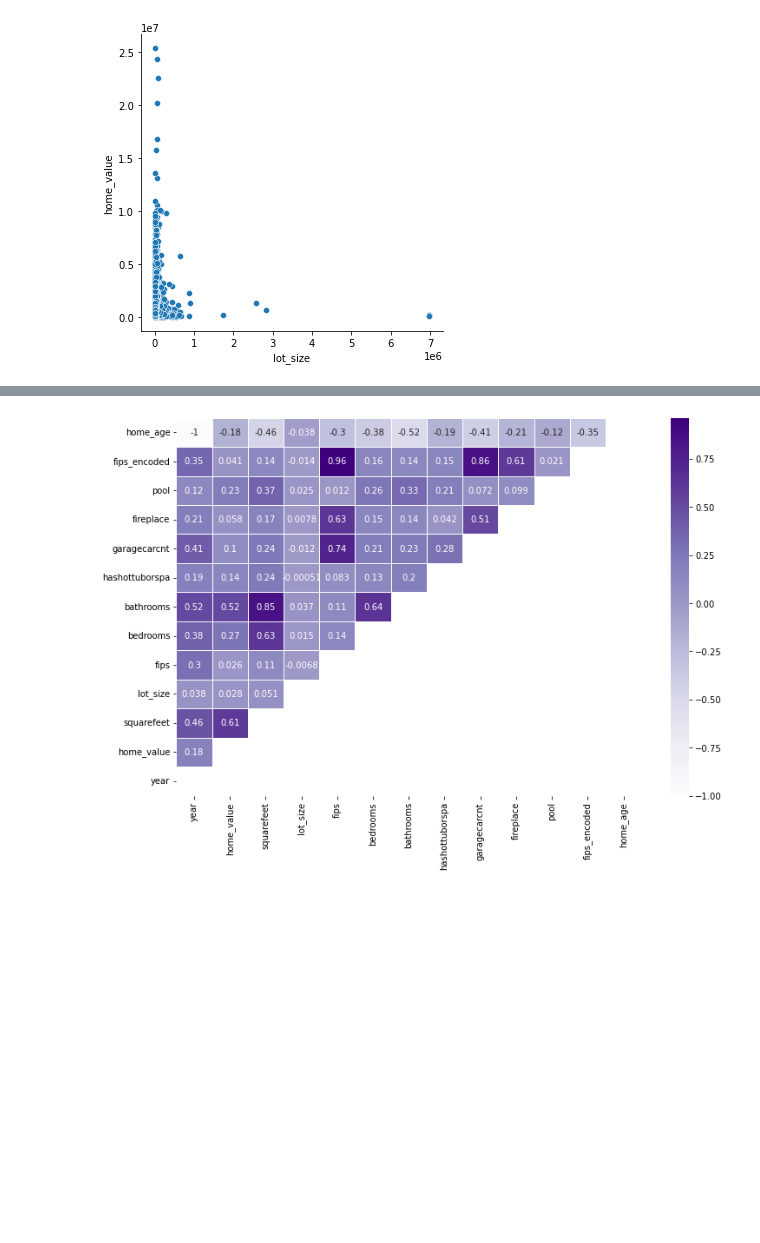
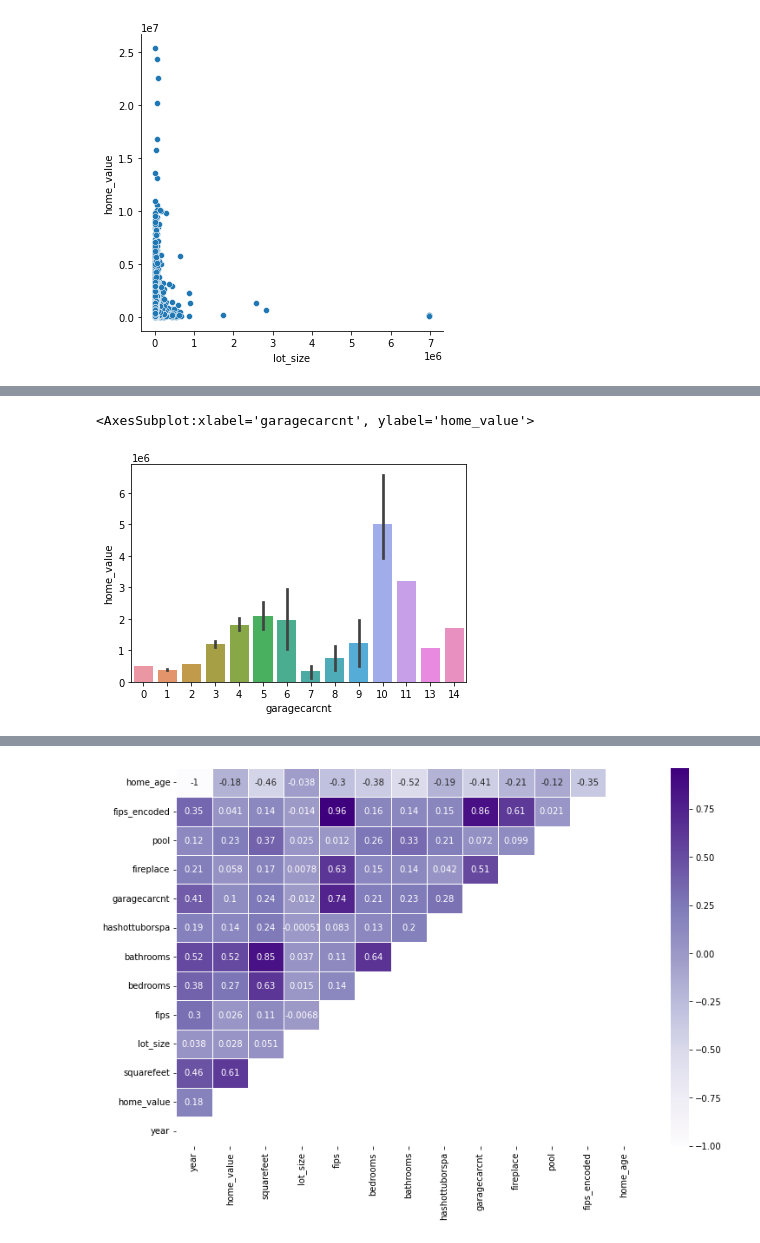
Before and after one commit to mil2tech/regression_project, a Jupyter notebook: zillow_project_work.ipynb, the cells around one changed output, grey strips where cells are left out. Drawn from its saved outputs; the diff is of its cells as text; code cells hidden in the pictures; blank space fills up the shorter version.

```diff
--- a/zillow_project_work.ipynb
+++ b/zillow_project_work.ipynb
@@ -420,3 +469,8 @@ sns.stripplot(x='garagecarcnt', y='home_value', data=sample)
+# %%
+sns.barplot(x='garagecarcnt', y='home_value', data=df)
+# %% [output]
+<AxesSubplot:xlabel='garagecarcnt', ylabel='home_value'>
+[figure, added]
 # %%
 sns.barplot(x='garagecarcnt', y='home_value', data=sample)
 # %% [output]
```
Also changed, not shown: parts of 20 cells of this notebook, 2 other files.
